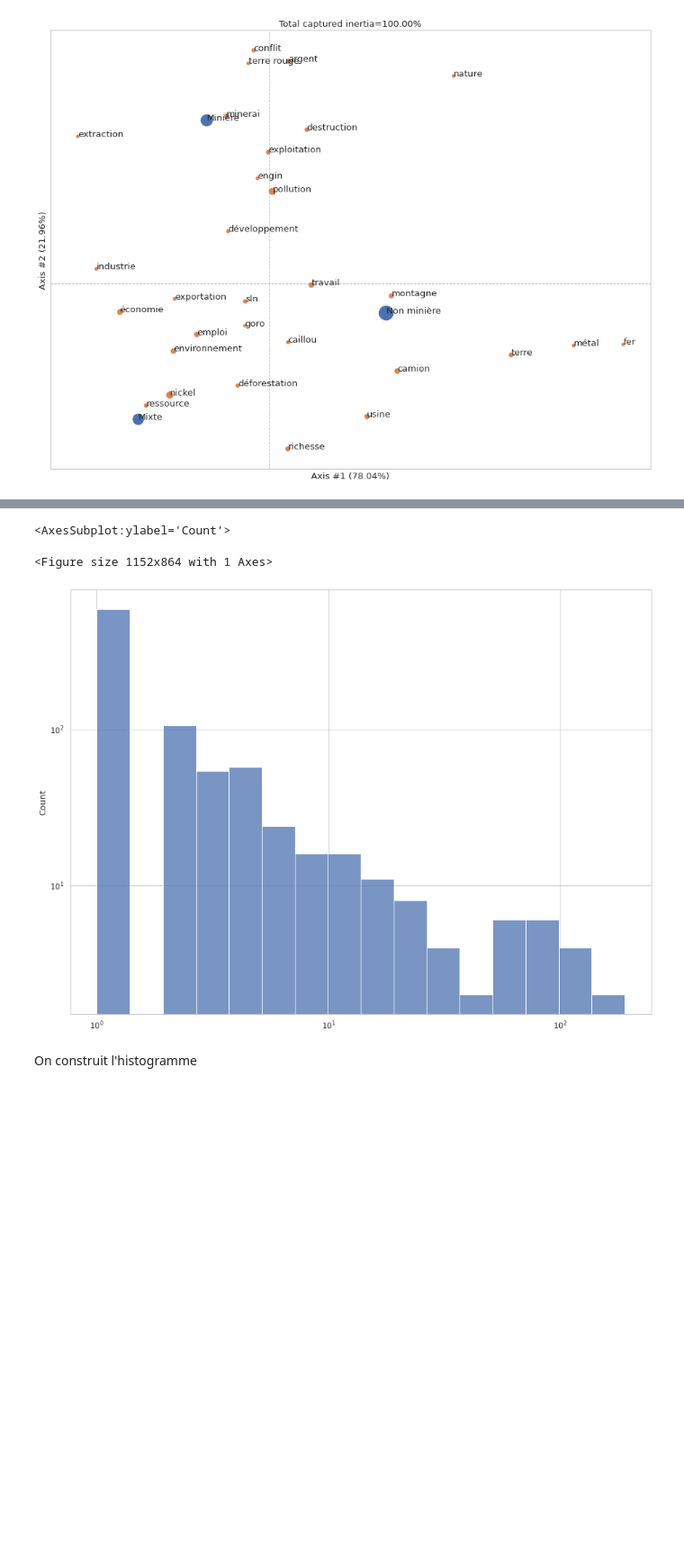
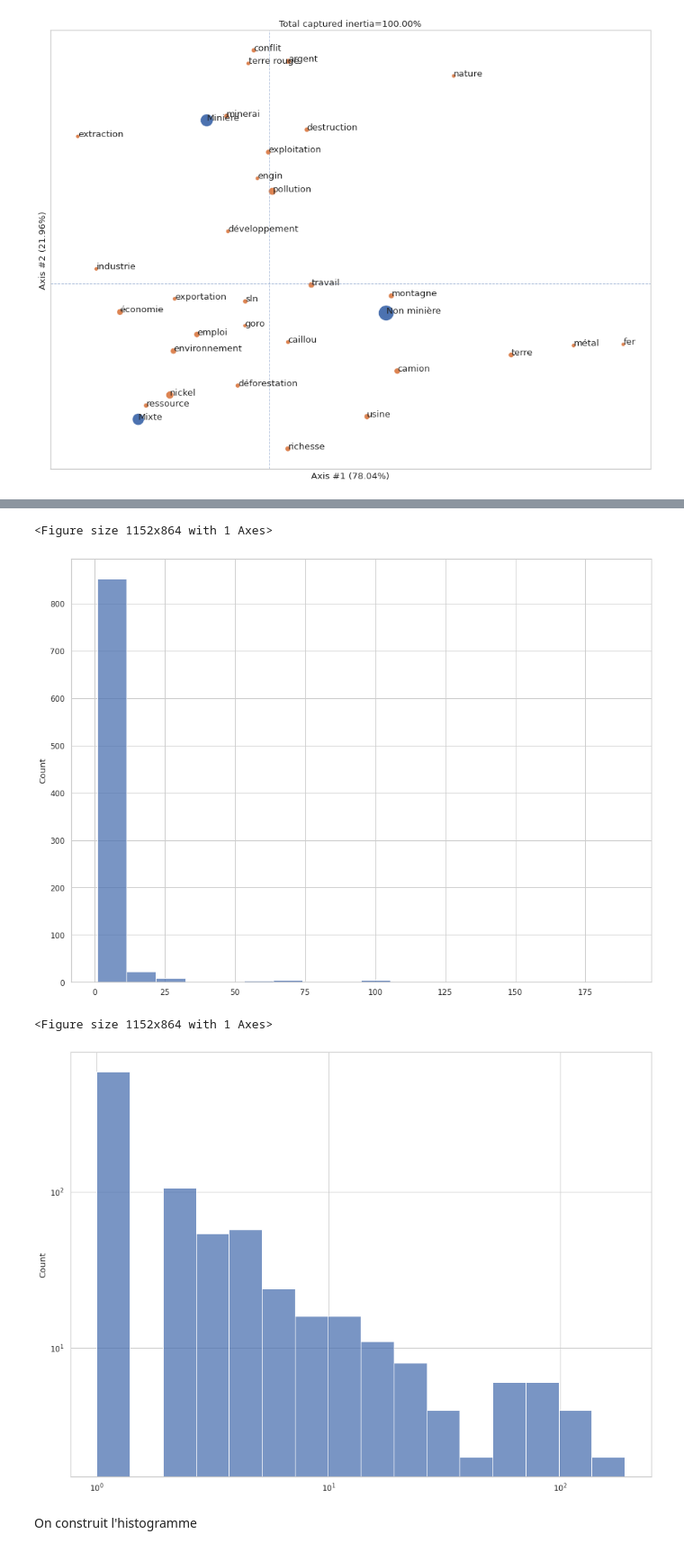
Before and after one commit to romulusFR/cnrt_cartes_cog, a Jupyter notebook: cogmaps_v2/exploration.ipynb, the cells around one changed output, grey strips where cells are left out. Shown at 90% size. Saved outputs shown, nothing was run; the diff lists cells and outputs as text; code cells hidden in the pictures; blank space fills up the shorter version.

```diff
--- a/cogmaps_v2/exploration.ipynb
+++ b/cogmaps_v2/exploration.ipynb
@@ -955,10 +1056,13 @@ On commence par représenter le nombre de mots en fonction du nombre de citation
 # %%
-# display(all_words_mine.most_common(10))
+sns.histplot(all_words_mine, bins="doane", log_scale=(False, False))
+plt.show()
 sns.histplot(all_words_mine, bins="doane", log_scale=(True, True))
+plt.show()
 # %% [output]
-<AxesSubplot:ylabel='Count'>
+<Figure size 1152x864 with 1 Axes>
+[figure, new version]
 <Figure size 1152x864 with 1 Axes>
-[figure, old version]
+[figure, added]
 # %% [markdown]
 On construit l'histogramme
 # %%
```
Also changed, not shown: parts of 14 cells of this notebook.
